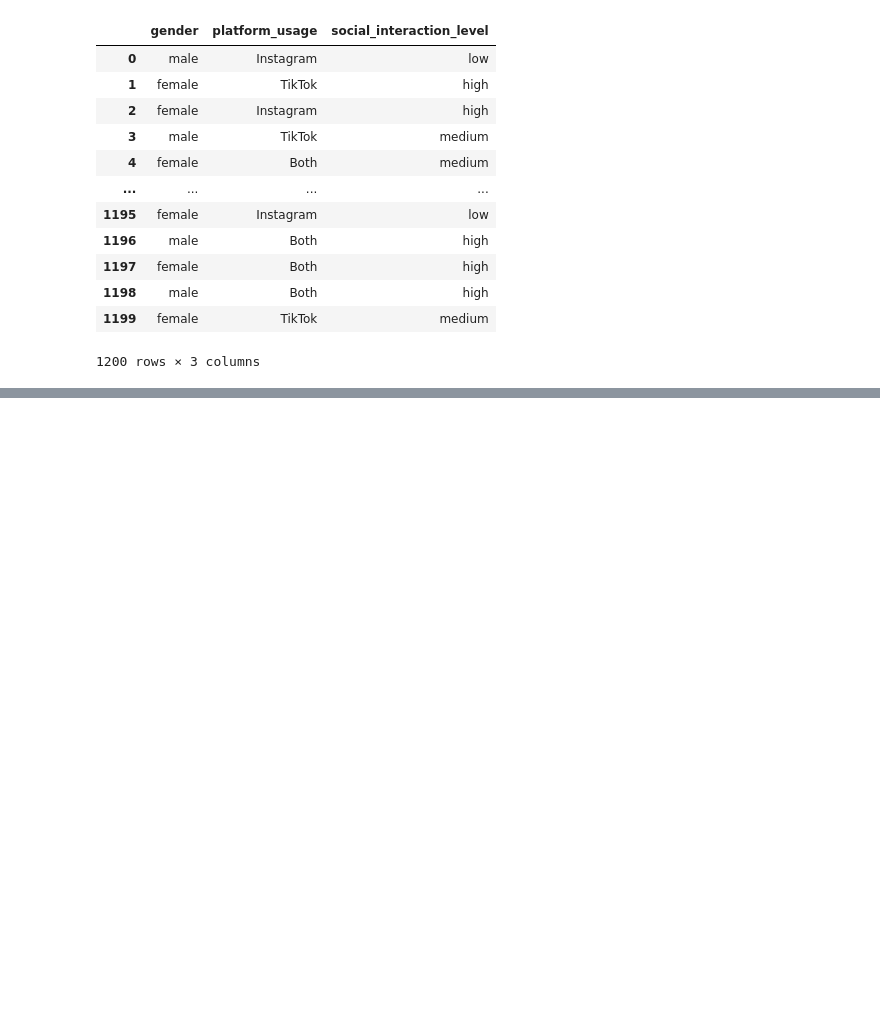
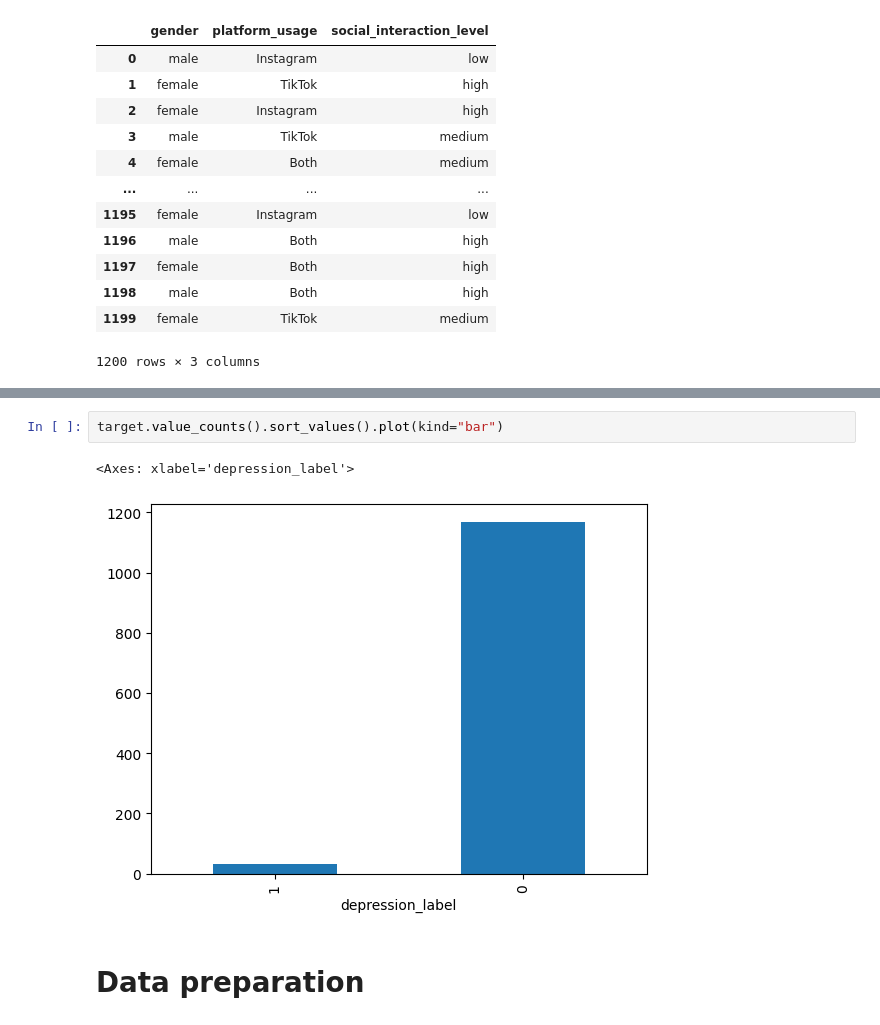
Before and after one commit to Diy-101/data_analysis, a Jupyter notebook: teenager_dataset.ipynb, the cells around one changed output, grey strips where cells are left out. Cells and saved outputs as stored; diff of their text form; blank space fills up the shorter version.

```diff
--- a/teenager_dataset.ipynb
+++ b/teenager_dataset.ipynb
@@ -150,0 +181,7 @@ array([[189, 203, 193],
+# %%
+target.value_counts().sort_values().plot(kind="bar")
+# %% [output]
+<Axes: xlabel='depression_label'>
+[figure, added]
+# %% [markdown]
+# Data preparation
```
Also changed, not shown: parts of 21 cells of this notebook.
